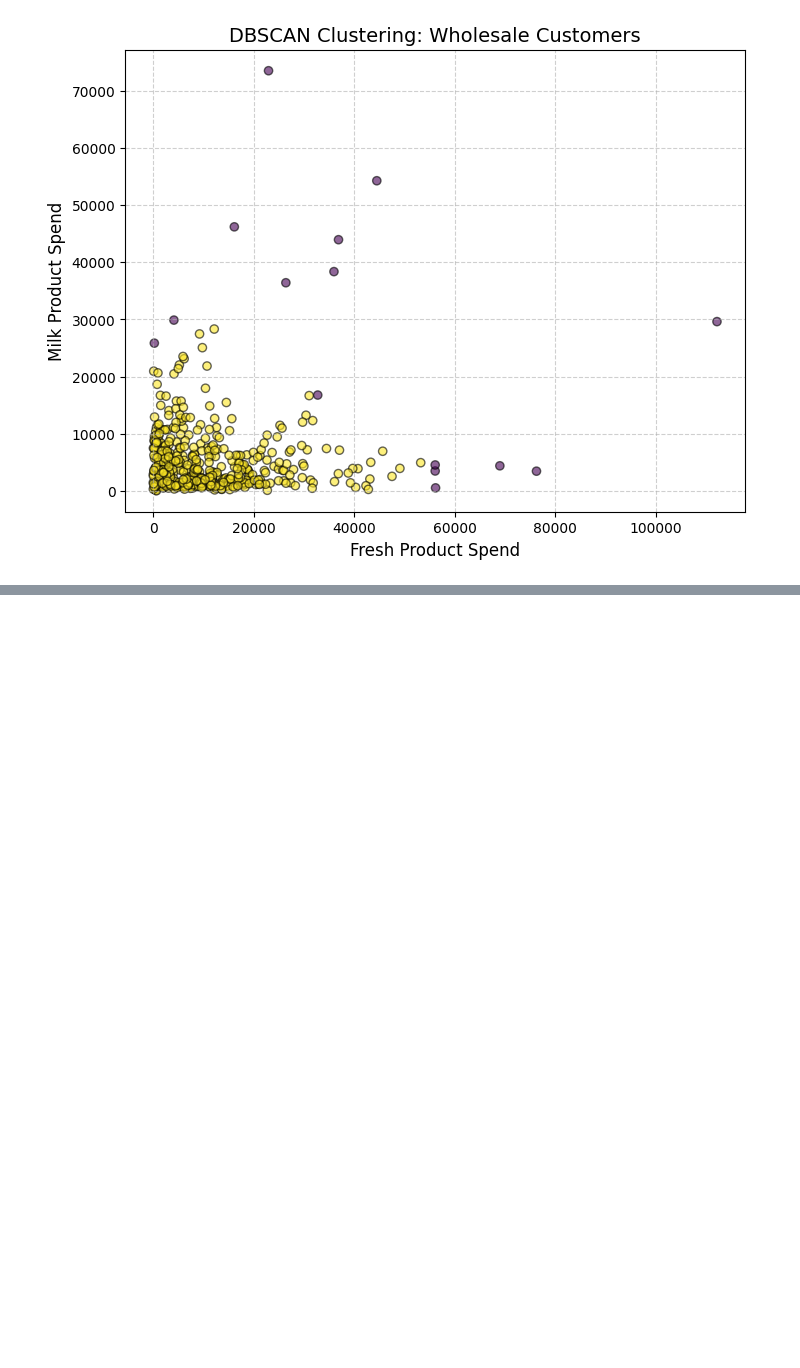
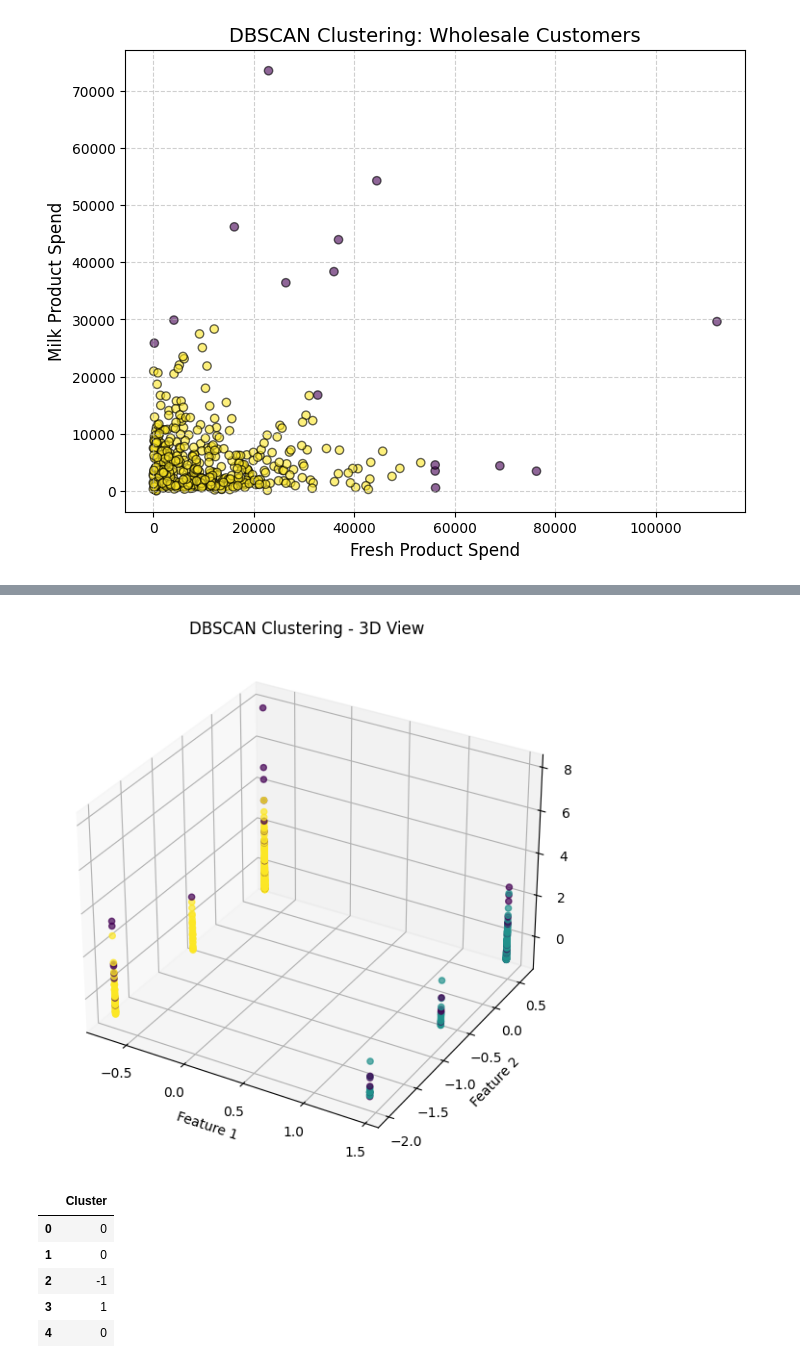
Before and after one commit to harsh-busam04/assignment_ml, a Jupyter notebook: Untitled11.ipynb, the cells around one changed output, grey strips where cells are left out. Saved outputs shown, nothing was run; the diff lists cells and outputs as text; code cells hidden in the pictures; blank space fills up the shorter version.

```diff
--- a/Untitled11.ipynb
+++ b/Untitled11.ipynb
@@ -315,0 +417,37 @@ Columns in dataset: Index(['Channel', 'Region', 'Fresh', 'Milk', 'Grocery', 'Fro
+# %%
+import pandas as pd
+import numpy as np
+import matplotlib.pyplot as plt
+from sklearn.cluster import DBSCAN
+from sklearn.preprocessing import StandardScaler
+from mpl_toolkits.mplot3d import Axes3D
+
+df = pd.read_csv("/content/Wholesale customers data.csv")
+
+df_numeric = df.select_dtypes(include=[np.number])
+scaler = StandardScaler()
+df_scaled = scaler.fit_transform(df_numeric)
+
+dbscan = DBSCAN(eps=1.5, min_samples=5)
+df['Cluster'] = dbscan.fit_predict(df_scaled)
+
+fig = plt.figure(figsize=(10,7))
+ax = fig.add_subplot(111, projection='3d')
+ax.scatter(df_scaled[:, 0], df_scaled[:, 1], df_scaled[:, 2], c=df['Cluster'], cmap='viridis', alpha=0.7)
+
+ax.set_xlabel("Feature 1")
+ax.set_ylabel("Feature 2")
+ax.set_zlabel("Feature 3")
+ax.set_title("DBSCAN Clustering - 3D View")
+
+plt.show()
+
+df[['Cluster']].head()
+# %% [output]
+[figure, added]
+|  | Cluster |
+| 0 | 0 |
+| 1 | 0 |
+| 2 | -1 |
+| 3 | 1 |
+| 4 | 0 |
```
Also changed, not shown: parts of 6 cells of this notebook.
